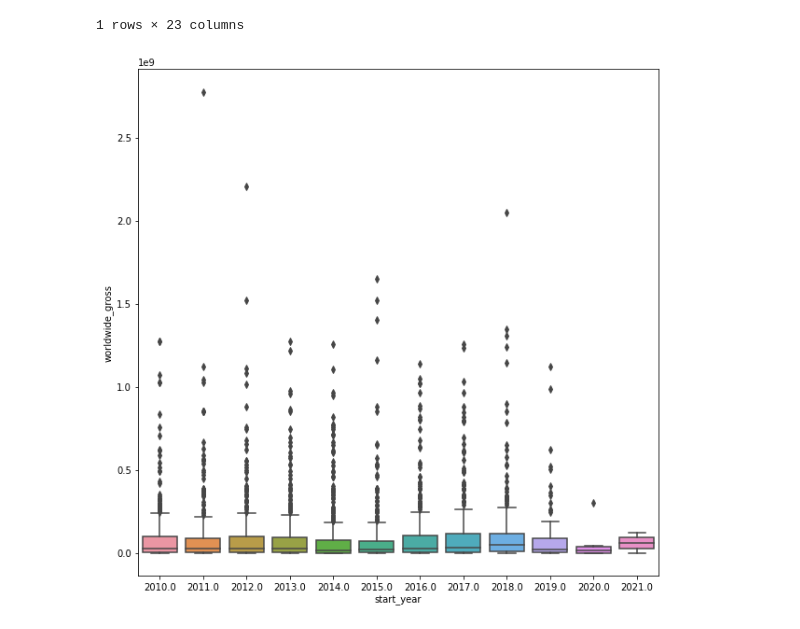
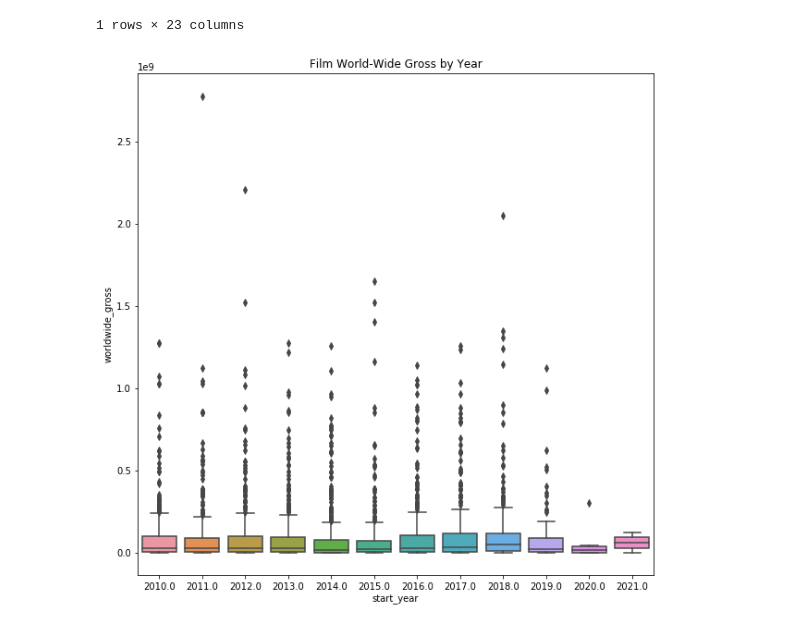
Before and after one commit to minthammock/dsc-mod-1-project-v2-1-onl01-dtsc-pt-041320, a Jupyter notebook: student.ipynb, the cells around one changed output. Drawn from its saved outputs; the diff is of its cells as text; code cells hidden in the pictures.

```diff
--- a/student.ipynb
+++ b/student.ipynb
@@ -161,6 +162,7 @@ df2.head(1)
 # %%
 fig,ax = plt.subplots(figsize = (10,10),
                       ncols = 1, nrows = 1)
 ax = sns.boxplot(x = df2['start_year'], y = df2['worldwide_gross'])
+ax.set_title('Film World-Wide Gross by Year');
 # %% [output]
-[figure, old version]
+[figure, new version]
```
Also changed, not shown: parts of 13 cells of this notebook.
